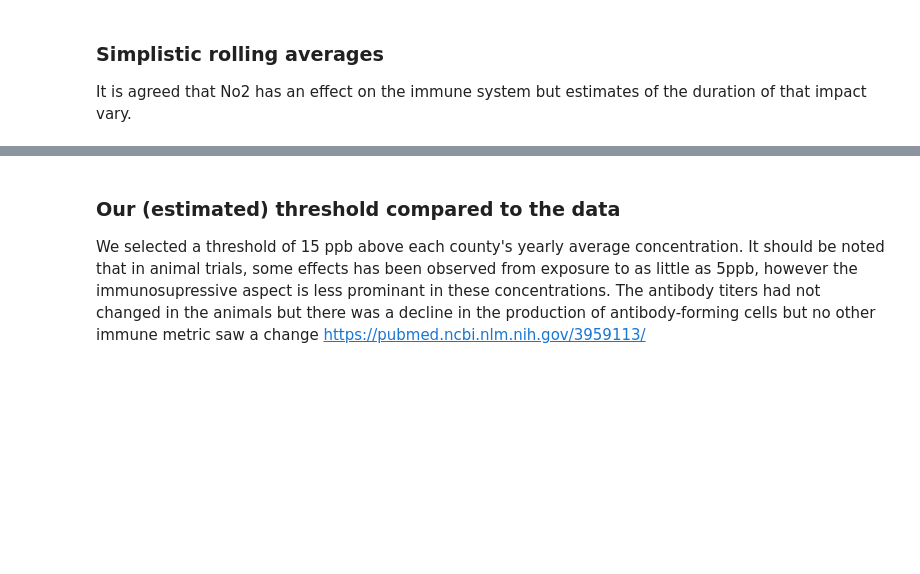
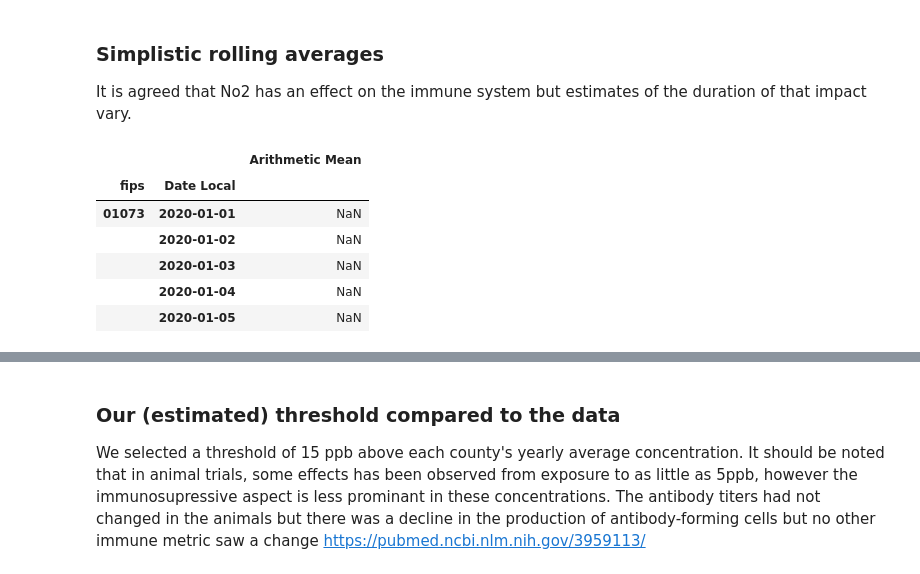
Before and after one commit to richstrouss/capstone, a Jupyter notebook: avk_data_investigation.ipynb, the cells around one changed output, grey strips where cells are left out. Saved outputs shown, nothing was run; the diff lists cells and outputs as text; code cells hidden in the pictures; blank space fills up the shorter version.

```diff
--- a/avk_data_investigation.ipynb
+++ b/avk_data_investigation.ipynb
@@ -460,6 +460,7 @@ It is agreed that No2 has an effect on the immune system but estimates of the du
 # %%
 # getting a rolling average of the no2 concentrations
 no2_rolling_mean = no2df.groupby("fips")[['Arithmetic Mean']].rolling(window=3).mean()
+no2_rolling_weakly = no2df.groupby("fips")[['Arithmetic Mean']].rolling(window=7).mean()
 no2_rolling_peak = no2_rolling_mean.groupby("fips").idxmax()
 
 no2_raw_peak = no2df.groupby("fips")[['Arithmetic Mean']].idxmax()
@@ -473,3 +474,13 @@ for artup in no2_rolling_peak.values:
 raw_peaks_dict = {}
 for tup in no2_raw_peak.itertuples():
     raw_peaks_dict[tup[0]] = tup[1]
+# %%
+no2_rolling_weakly.head()
+# %% [output]
+|  |  | Arithmetic Mean |
+| fips | Date Local |  |
+| 01073 | 2020-01-01 | NaN |
+|  | 2020-01-02 | NaN |
+|  | 2020-01-03 | NaN |
+|  | 2020-01-04 | NaN |
+|  | 2020-01-05 | NaN |
```
Also changed, not shown: parts of 4 cells of this notebook.
